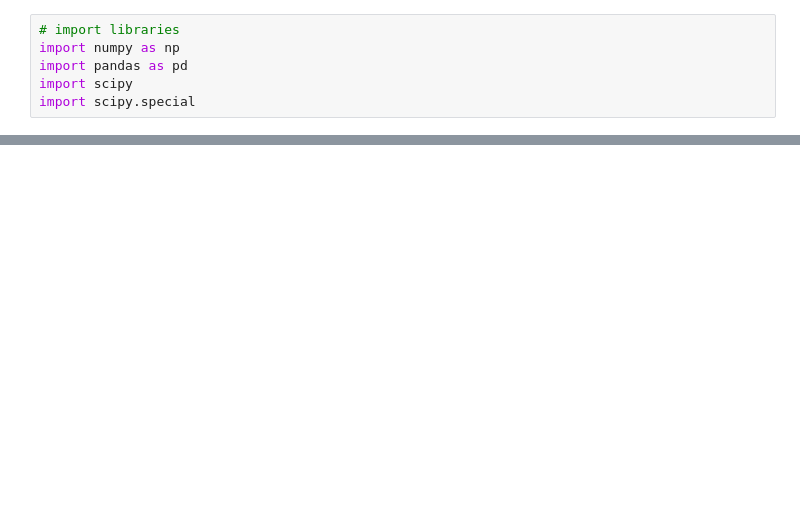
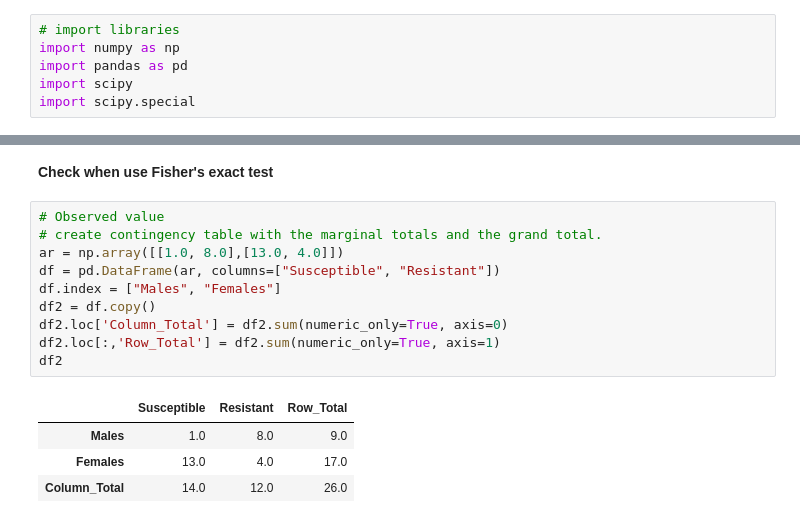
Before and after one commit to Innopolis-University-Adv-Statistics/Interactive-Statistics-Notebooks, a Jupyter notebook: Fisher's_Exact_Test.ipynb, the cells around one changed output, grey strips where cells are left out. Cells and saved outputs as stored; diff of their text form; blank space fills up the shorter version.

```diff
--- a/Fisher's_Exact_Test.ipynb
+++ b/Fisher's_Exact_Test.ipynb
@@ -159,0 +58,17 @@ An alternative exact test, Barnard's exact test, has been developed and proponen
+# %% [markdown]
+**Check when use Fisher's exact test**
+# %%
+# Observed value
+# create contingency table with the marginal totals and the grand total.
+ar = np.array([[1.0, 8.0],[13.0, 4.0]])
+df = pd.DataFrame(ar, columns=["Susceptible", "Resistant"])
+df.index = ["Males", "Females"]
+df2 = df.copy()
+df2.loc['Column_Total'] = df2.sum(numeric_only=True, axis=0)
+df2.loc[:,'Row_Total'] = df2.sum(numeric_only=True, axis=1)
+df2
+# %% [output]
+|  | Susceptible | Resistant | Row_Total |
+| Males | 1.0 | 8.0 | 9.0 |
+| Females | 13.0 | 4.0 | 17.0 |
+| Column_Total | 14.0 | 12.0 | 26.0 |
```
Also changed, not shown: parts of 51 cells of this notebook.
